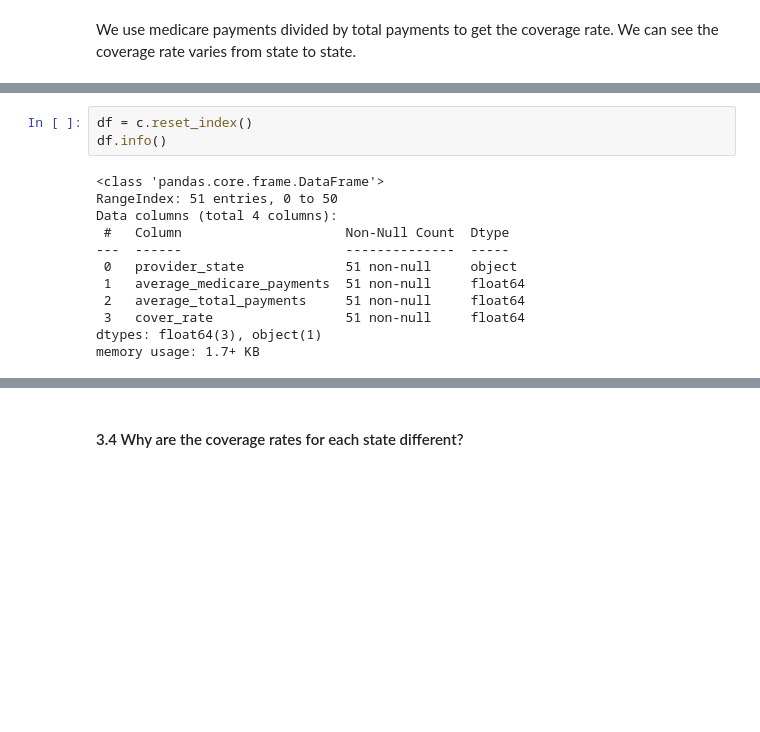
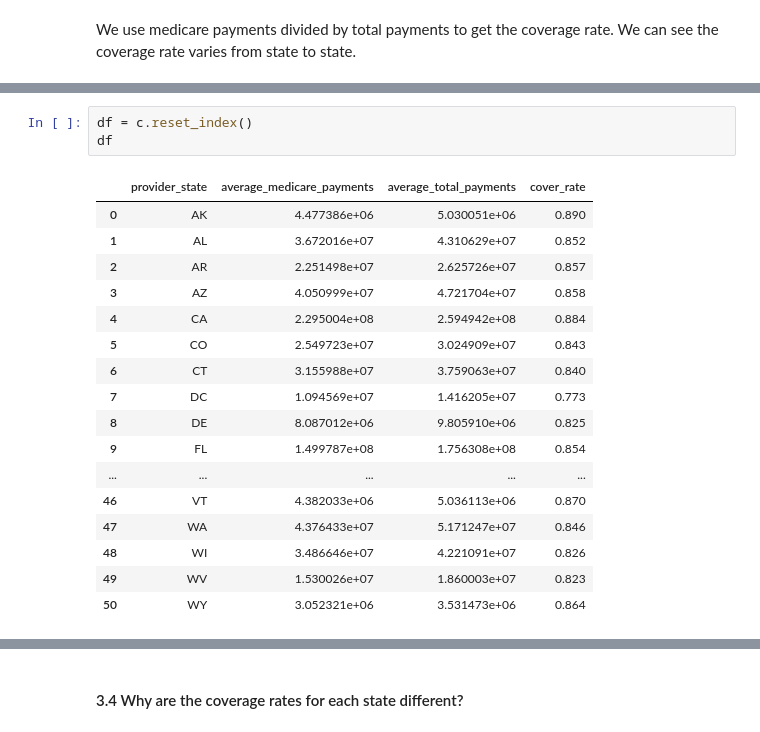
Before and after one commit to AnyiHuang/Analyzing-Inpatient-medical-expense-in-US, a Jupyter notebook: BA780_Team5A.ipynb, the cells around one changed output, grey strips where cells are left out. Cells and saved outputs as stored; diff of their text form; blank space fills up the shorter version.

```diff
--- a/BA780_Team5A.ipynb
+++ b/BA780_Team5A.ipynb
@@ -228,18 +243,24 @@ c = cover_rate.groupby('provider_state').sum().eval('cover_rate = average_medica
 # %%
 df = c.reset_index()
-df.info()
+df
 # %% [output]
-<class 'pandas.core.frame.DataFrame'>
-RangeIndex: 51 entries, 0 to 50
-Data columns (total 4 columns):
- #   Column                     Non-Null Count  Dtype
----  ------                     --------------  -----
- 0   provider_state             51 non-null     object
- 1   average_medicare_payments  51 non-null     float64
- 2   average_total_payments     51 non-null     float64
- 3   cover_rate                 51 non-null     float64
-dtypes: float64(3), object(1)
-memory usage: 1.7+ KB
+|  | provider_state | average_medicare_payments | average_total_payments | cover_rate |
+| 0 | AK | 4.477386e+06 | 5.030051e+06 | 0.890 |
+| 1 | AL | 3.672016e+07 | 4.310629e+07 | 0.852 |
+| 2 | AR | 2.251498e+07 | 2.625726e+07 | 0.857 |
+| 3 | AZ | 4.050999e+07 | 4.721704e+07 | 0.858 |
+| 4 | CA | 2.295004e+08 | 2.594942e+08 | 0.884 |
+| 5 | CO | 2.549723e+07 | 3.024909e+07 | 0.843 |
+| 6 | CT | 3.155988e+07 | 3.759063e+07 | 0.840 |
+| 7 | DC | 1.094569e+07 | 1.416205e+07 | 0.773 |
+| 8 | DE | 8.087012e+06 | 9.805910e+06 | 0.825 |
+| 9 | FL | 1.499787e+08 | 1.756308e+08 | 0.854 |
+| ... | ... | ... | ... | ... |
+| 46 | VT | 4.382033e+06 | 5.036113e+06 | 0.870 |
+| 47 | WA | 4.376433e+07 | 5.171247e+07 | 0.846 |
+| 48 | WI | 3.486646e+07 | 4.221091e+07 | 0.826 |
+| 49 | WV | 1.530026e+07 | 1.860003e+07 | 0.823 |
+| 50 | WY | 3.052321e+06 | 3.531473e+06 | 0.864 |
 # %%
 fig = px.choropleth(locations=df['provider_state'],locationmode='USA-states',color=df['cover_rate'],scope='usa')
 fig.show()
```
Also changed, not shown: parts of 9 cells of this notebook, 1 other file.
